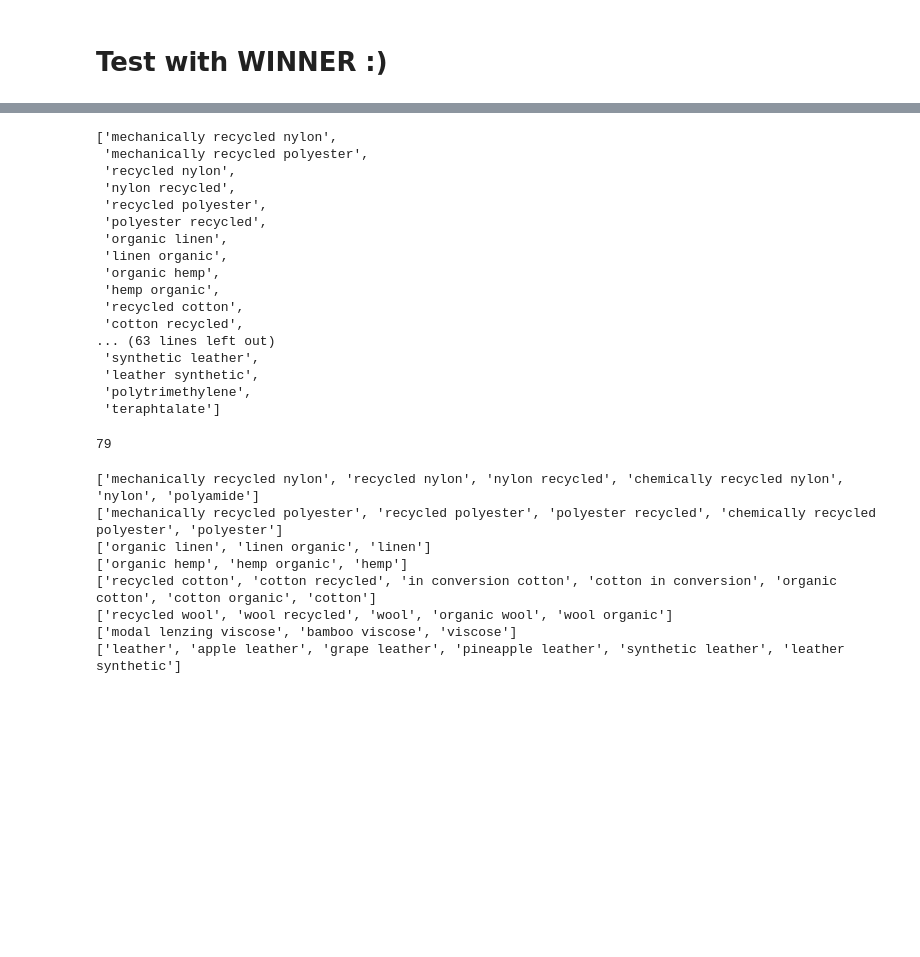
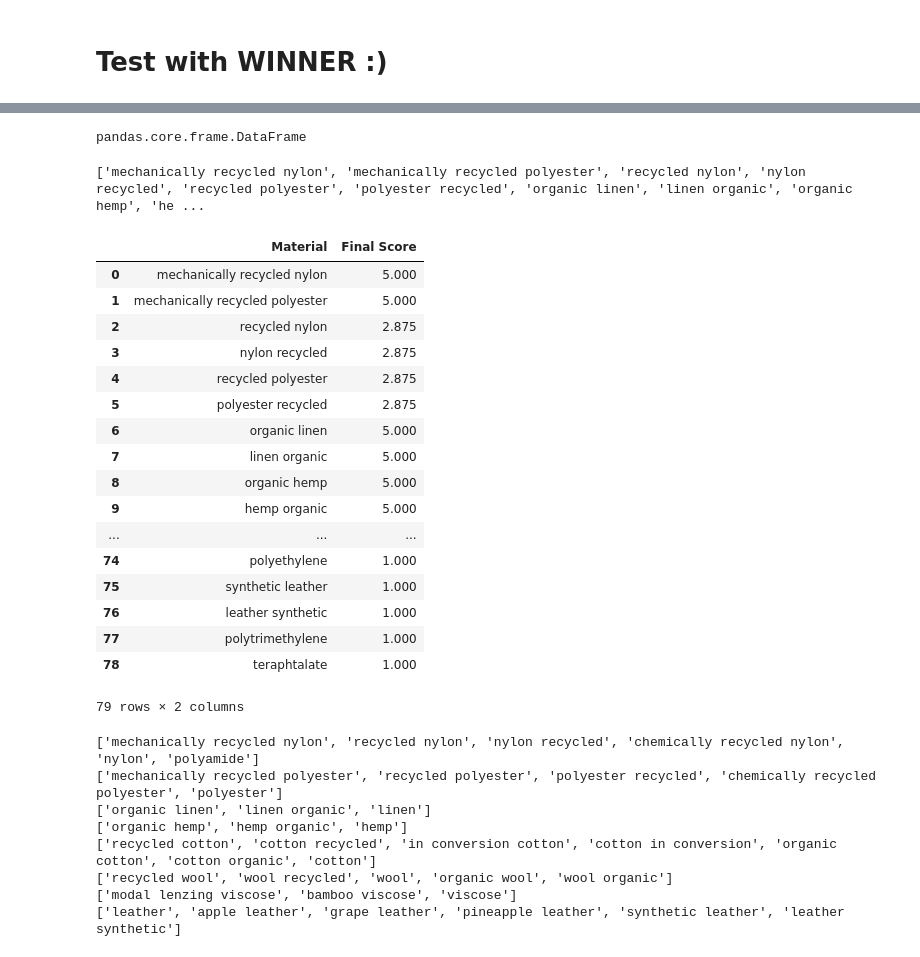
Before and after one commit to lunadabinovic/eco_fashion_project, a Jupyter notebook: notebooks/linking_tags_fbscore.ipynb, the cells around one changed output, grey strips where cells are left out. Drawn from its saved outputs; the diff is of its cells as text; code cells hidden in the pictures; blank space fills up the shorter version.

```diff
--- a/notebooks/linking_tags_fbscore.ipynb
+++ b/notebooks/linking_tags_fbscore.ipynb
@@ -364,30 +364,35 @@ ocr_splitted2
  '']
 # %%
 fb4_keys = pd.read_csv('../eco_fashion_project/data/fibre_cleanedx4.csv')
-fibres_list = fb4_keys['Material'].tolist()
-fibres_list
+type(fb4_keys)
 # %% [output]
-['mechanically recycled nylon',
- 'mechanically recycled polyester',
- 'recycled nylon',
- 'nylon recycled',
- 'recycled polyester',
- 'polyester recycled',
- 'organic linen',
- 'linen organic',
- 'organic hemp',
- 'hemp organic',
- 'recycled cotton',
- 'cotton recycled',
-... (63 lines left out)
- 'synthetic leather',
- 'leather synthetic',
- 'polytrimethylene',
- 'teraphtalate']
+pandas.core.frame.DataFrame
-# %%
-len(fibres_list)
-# %% [output]
-79
+# %%
+fibres_list = fb4_keys['Material'].tolist()
+print(fibres_list)
+# %% [output]
+['mechanically recycled nylon', 'mechanically recycled polyester', 'recycled nylon', 'nylon recycled', 'recycled polyester', 'polyester recycled', 'organic linen', 'linen organic', 'organic hemp', 'he ...
+# %%
+fb4_keys
+# %% [output]
+|  | Material | Final Score |
+| 0 | mechanically recycled nylon | 5.000 |
+| 1 | mechanically recycled polyester | 5.000 |
+| 2 | recycled nylon | 2.875 |
+| 3 | nylon recycled | 2.875 |
+| 4 | recycled polyester | 2.875 |
+| 5 | polyester recycled | 2.875 |
+| 6 | organic linen | 5.000 |
+| 7 | linen organic | 5.000 |
+| 8 | organic hemp | 5.000 |
+| 9 | hemp organic | 5.000 |
+| ... | ... | ... |
+| 74 | polyethylene | 1.000 |
+| 75 | synthetic leather | 1.000 |
+| 76 | leather synthetic | 1.000 |
+| 77 | polytrimethylene | 1.000 |
+| 78 | teraphtalate | 1.000 |
+79 rows × 2 columns
 # %%
 nylon_group = [s for s in fibres_list if "nylon" in s or "polyamide" in s]
 print(nylon_group)
```
Also changed, not shown: parts of 20 cells of this notebook, 3 other files.
